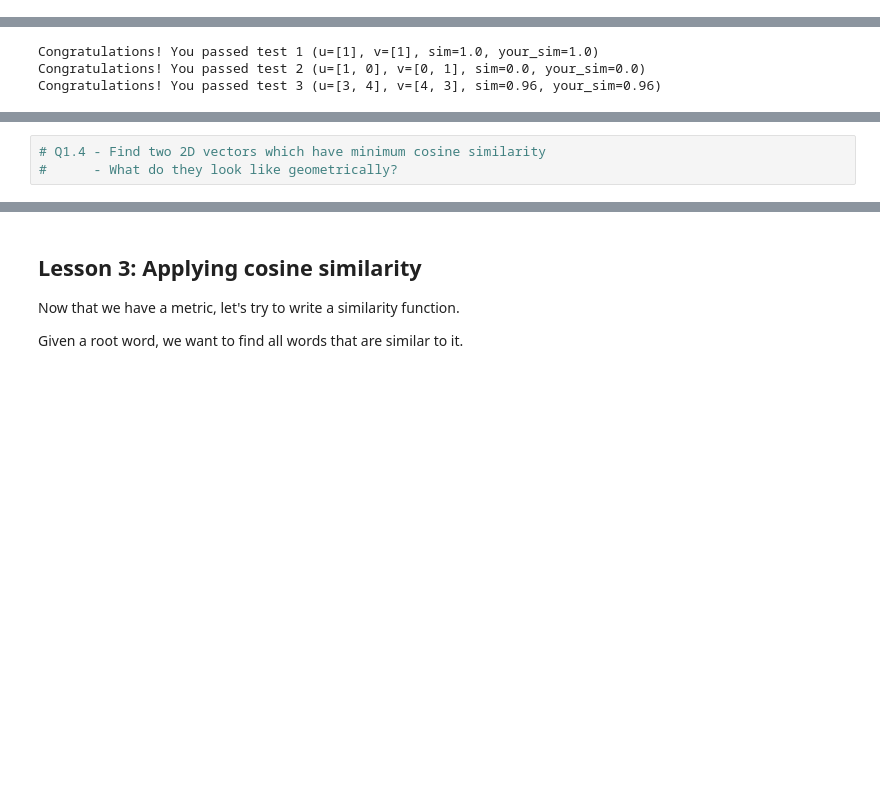
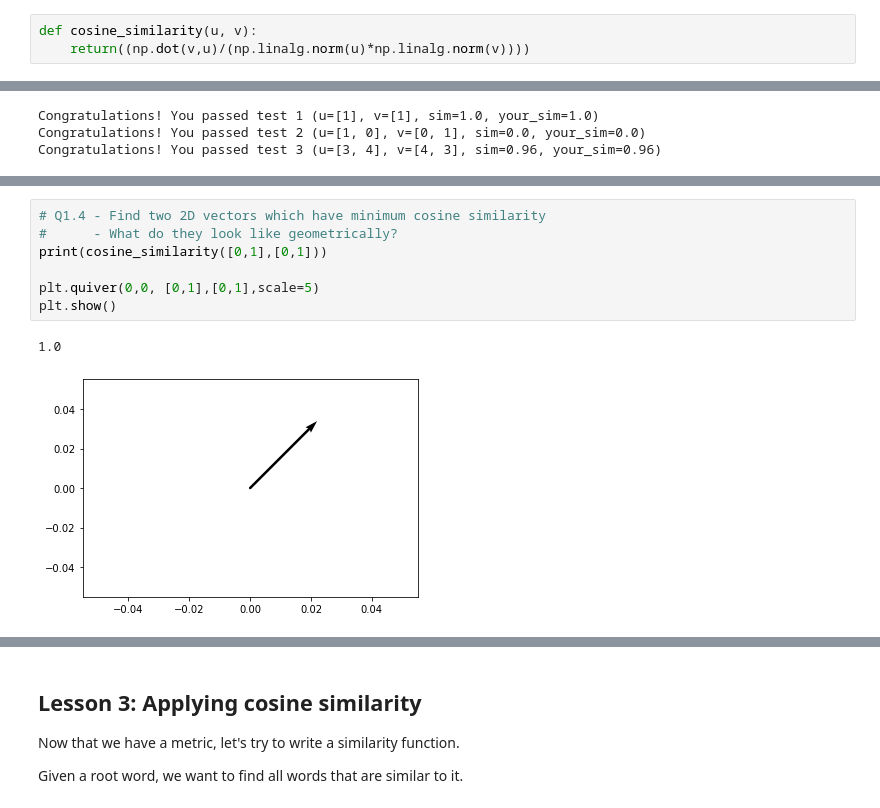
Before and after one commit to olivertemple/EMC-NLP, a Jupyter notebook: NLP/notebooks/4_CosineSimilarity.ipynb, the cells around one changed output, grey strips where cells are left out. Saved outputs shown, nothing was run; the diff lists cells and outputs as text; blank space fills up the shorter version.

```diff
--- a/NLP/notebooks/4_CosineSimilarity.ipynb
+++ b/NLP/notebooks/4_CosineSimilarity.ipynb
@@ -82,3 +81,6 @@ def cosine_similarity(u, v):
+# %%
+def cosine_similarity(u, v):
+    return((np.dot(v,u)/(np.linalg.norm(u)*np.linalg.norm(v))))
 # %%
 def test_cosine_similarity(test_inputs, tol=1e-6):
     for i, (u, v, sim) in enumerate(test_inputs):
@@ -108,6 +126,13 @@ Congratulations! You passed test 3 (u=[3, 4], v=[4, 3], sim=0.96, your_sim=0.96)
 # %%
 # Q1.4 - Find two 2D vectors which have minimum cosine similarity
 #      - What do they look like geometrically?
+print(cosine_similarity([0,1],[0,1]))
+
+plt.quiver(0,0, [0,1],[0,1],scale=5)
+plt.show()
+# %% [output]
+1.0
+[figure, added]
 # %%
 # Q1.5 - Why must be the vectors be non-zero?
 #      - Does this align with your geometric intuition?
```
Also changed, not shown: parts of 14 cells of this notebook, 11 other files.
